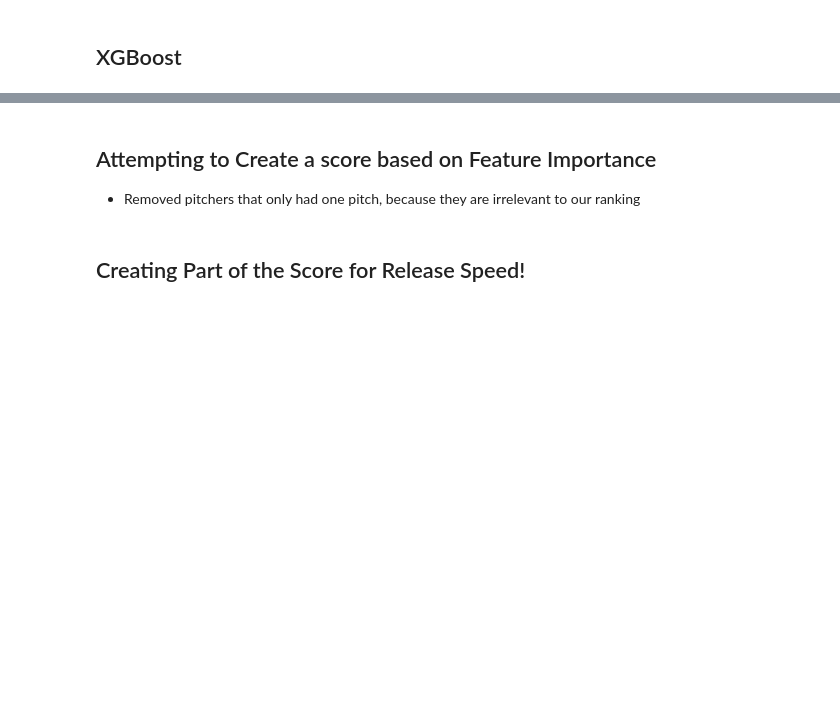
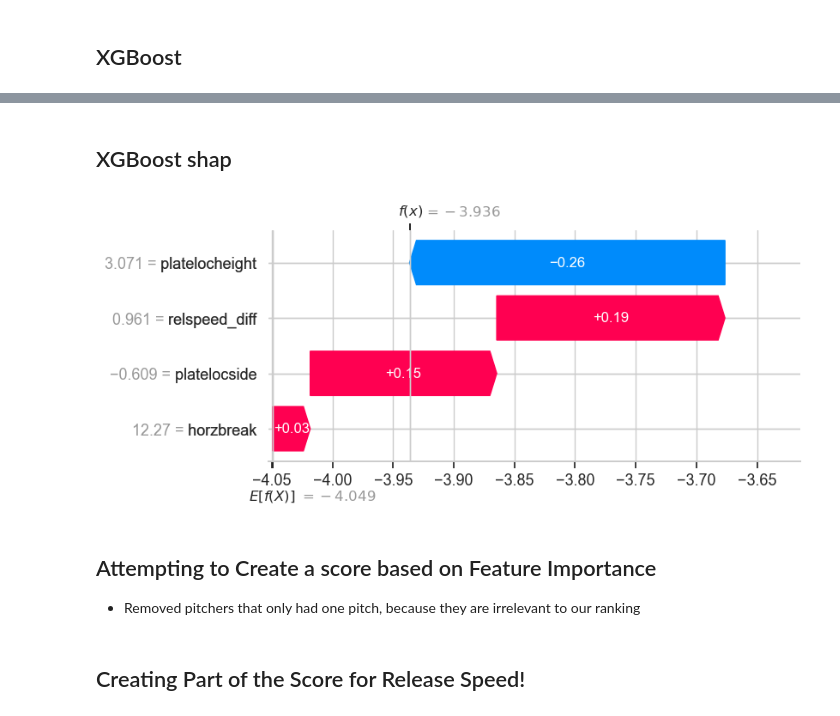
Before and after one commit to NathanG1en/baseball-research, a Jupyter notebook: Modeling.ipynb, the cells around one changed output, grey strips where cells are left out. Cells and saved outputs as stored; diff of their text form; code cells hidden in the pictures; blank space fills up the shorter version.

```diff
--- a/Modeling.ipynb
+++ b/Modeling.ipynb
@@ -773,0 +1076,35 @@ best_params, accuracy_best_xgb, precision_best_xgb, recall_best_xgb, roc_auc_bes
+# %%
+#Update the feature columns to include the new engineered features
+feature_columns = ['relspeed_diff', 'horzbreak',
+        'platelocside', 'platelocheight'
+    ]
+# Separate features and target
+X = data_encoded[feature_columns]
+y = data_encoded['strikeout_binary']
+
+# Concatenate features and target for resampling
+data_resampled = pd.concat([X, y], axis=1)
+
+# Separate majority and minority classes
+strikeout = data_resampled[data_resampled['strikeout_binary'] == 1]
+non_strikeout = data_resampled[data_resampled['strikeout_binary'] == 0]
+
+# Downsample majority class (non-strikeouts)
+non_strikeout_downsampled = resample(non_strikeout,
+                                     replace=False,    # sample without replacement
+                                     n_samples=len(strikeout),  # match minority class
+                                     random_state=42)
+
+# Combine minority class with downsampled majority class
+data_balanced = pd.concat([strikeout, non_strikeout_downsampled])
+
+# Separate features and target after resampling
+X_balanced = data_balanced.drop('strikeout_binary', axis=1)
+y_balanced = data_balanced['strikeout_binary']
+
+# Feature scaling
+scaler = StandardScaler()
+X_balanced_scaled = scaler.fit_transform(X_balanced)
+
+# Split data into training and testing sets
+X_train, X_test, y_train, y_test = train_test_split(X_balanced_scaled, y_balanced, test_size=0.3, random_state=42)
@@ -844,12 +1367,16 @@ shap.summary_plot(shap_values, X_balanced)
+# %% [markdown]
+## XGBoost shap
 # %%
 # Assuming X_balanced is a DataFrame or numpy array
-single_instance = X_balanced.iloc[[200]]  # Replace 0 with the index of the desired observation
+single_instance = X_balanced.iloc[[4]]  # Replace 0 with the index of the desired observation
 
 # Calculate SHAP values for the single instance
 shap_values_single = explainer(single_instance)
 
 # Plot SHAP values for the single observation
 shap.waterfall_plot(shap_values_single[0])
+# %% [output]
+[figure, added]
 # %%
 # X_balanced
 # X_balanced.to_csv('data/X_balanced.csv')
```
Also changed, not shown: parts of 94 cells of this notebook, 2 other files.
